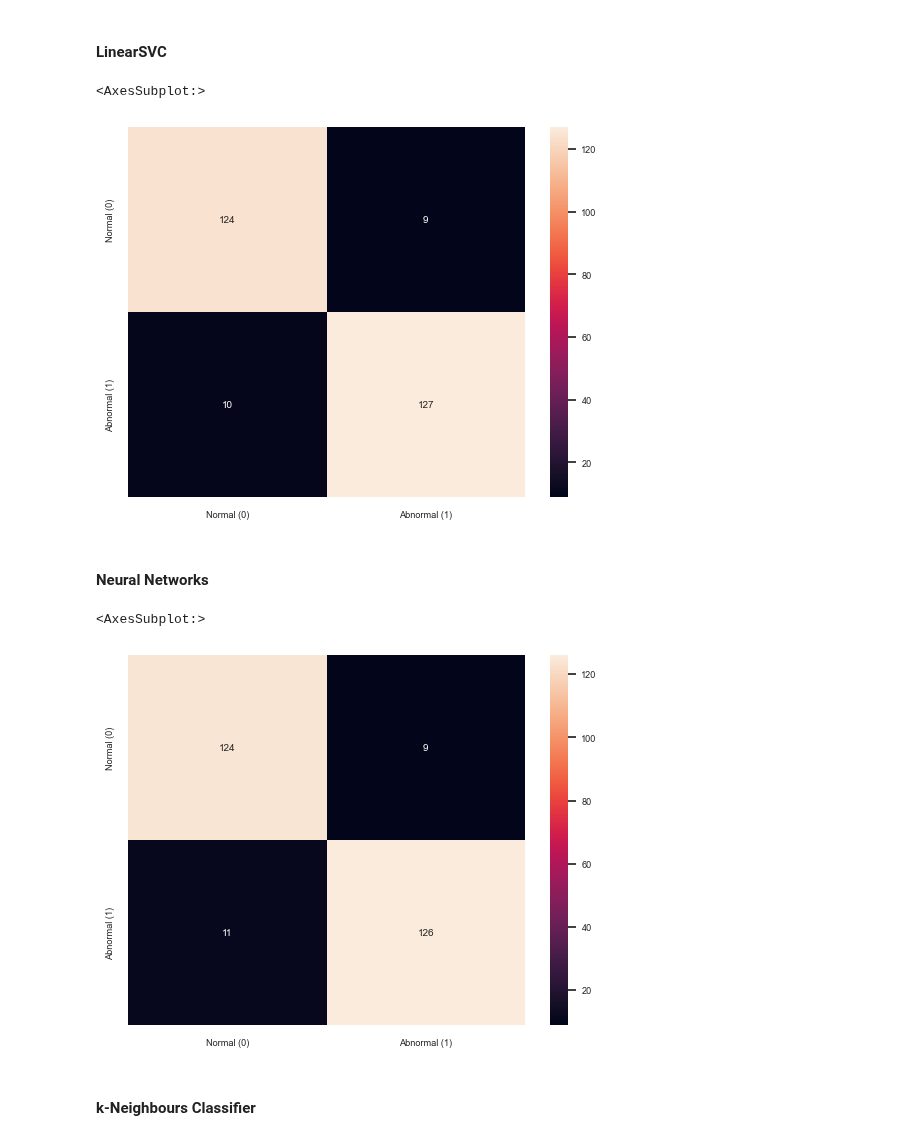
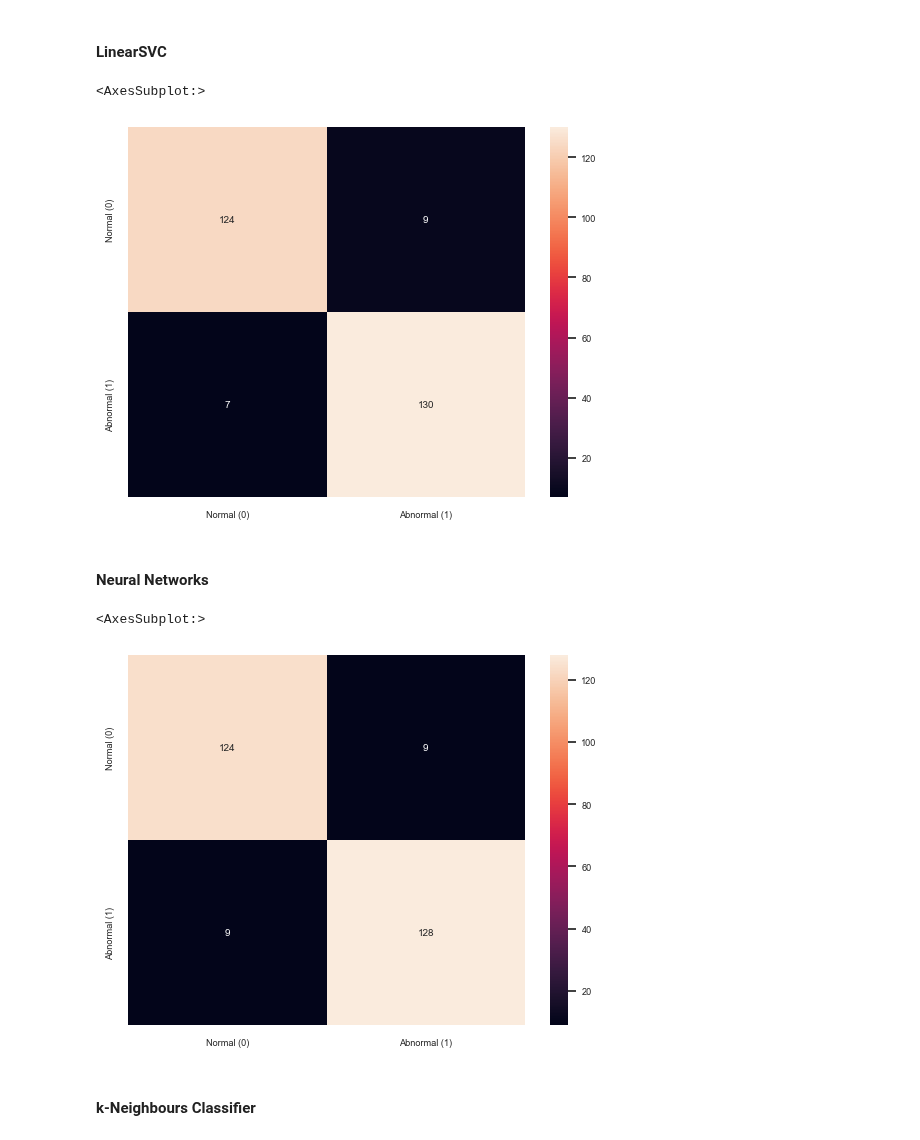
Before and after one commit to v1ctorf/ML-CA2_CCT, a Jupyter notebook: VictorFerreiraSilva_ML_HDip_CA2.ipynb, the cells around one changed output. Drawn from its saved outputs; the diff is of its cells as text; code cells hidden in the pictures.

```diff
--- a/VictorFerreiraSilva_ML_HDip_CA2.ipynb
+++ b/VictorFerreiraSilva_ML_HDip_CA2.ipynb
@@ -437,10 +440,10 @@ from sklearn.svm import LinearSVC
 
 # Dict containing different parameters for LinearSVC
 param_grid = {
+    'C': [0.0001, 0.001, 0.01, 0.1, 1, 10, 100],
+    'loss':['hinge', 'squared_hinge'],
     'penalty': ['l1','l2'],
-    'loss':['hinge', 'squared_hinge'],
-    'dual': [False, True],
-    'multi_class': ['ovr', 'crammer_singer']
+    'dual': [False, True]
 }
 
 # LinearSVC classifier
@@ -471,11 +474,11 @@ LinearSVC(dual=False, loss='hinge', multi_class='crammer_singer', penalty='l1')
 # retrieving optimal values for the parameters dual, loss, multi_class, and penalty from grid search
 optimal_dual = grid_search_lsvc.best_params_['dual']
 optimal_loss = grid_search_lsvc.best_params_['loss']
-optimal_multi_class = grid_search_lsvc.best_params_['multi_class']
+optimal_c = grid_search_lsvc.best_params_['C']
 optimal_penalty = grid_search_lsvc.best_params_['penalty']
 
 # instantiating a new LinearSVC classifier with optimal values
-lin_clf = LinearSVC(dual=optimal_dual, loss=optimal_loss, multi_class=optimal_multi_class, penalty=optimal_penalty)
+lin_clf = LinearSVC(dual=optimal_dual, loss=optimal_loss, C=optimal_c, penalty=optimal_penalty)
 lin_clf.fit(X_train_pca, y_train_rus)
 
 # calculating score and accuracy
@@ -758,21 +766,21 @@ cm_labels = ['Normal (0)', 'Abnormal (1)']
 #### LinearSVC
 # %%
 # generating confusion matrix using the test labels and the predicted labels from LinearSVC classifier
-cm = confusion_matrix(y_test, y_predicted_lin_clf)
+cm = metrics.confusion_matrix(y_test, y_predicted_lin_clf)
 
 # converting the confusion matrix into a pandas dataframe
 cm_dataframe = pd.DataFrame(cm, index=cm_labels, columns=cm_labels)
 
 # creating a heatmap using using seaborn
 sns.heatmap(cm_dataframe, annot=True, fmt='d')
 # %% [output]
 <AxesSubplot:>
-[figure, old version]
+[figure, new version]
 # %% [markdown]
 #### Neural Networks
 # %%
 # generating confusion matrix using the test labels and the predicted labels from ANN model
-cm = confusion_matrix(y_test, y_pred_ann_binary)
+cm = metrics.confusion_matrix(y_test, y_pred_ann_binary)
 
 # converting the confusion matrix into a pandas dataframe
 cm_dataframe = pd.DataFrame(cm, index=cm_labels, columns=cm_labels)
@@ -781,7 +789,7 @@ cm_dataframe = pd.DataFrame(cm, index=cm_labels, columns=cm_labels)
 sns.heatmap(cm_dataframe, annot=True, fmt='d')
 # %% [output]
 <AxesSubplot:>
-[figure, old version]
+[figure, new version]
 # %% [markdown]
 #### k-Neighbours Classifier
 # %%
```
Also changed, not shown: parts of 29 cells of this notebook.
